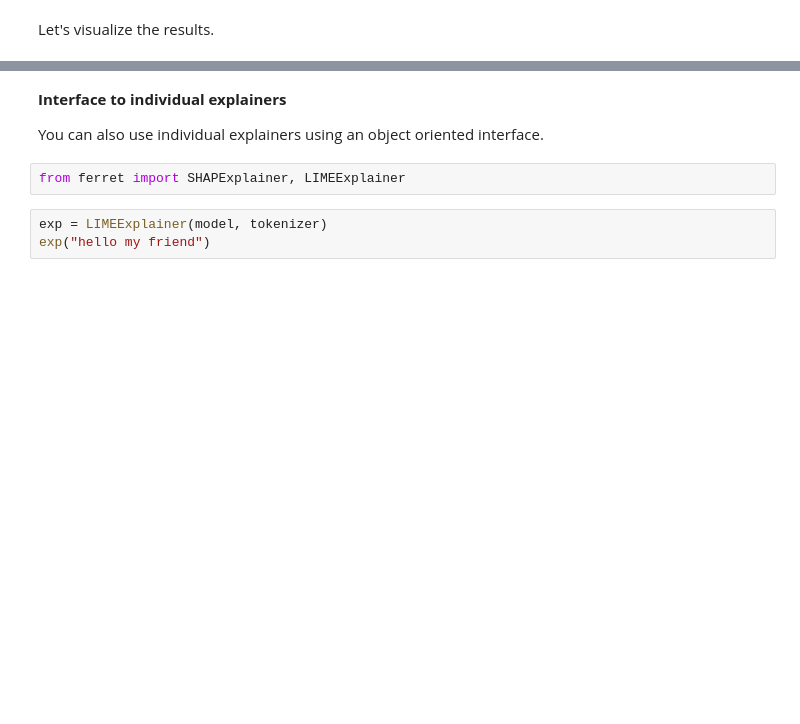
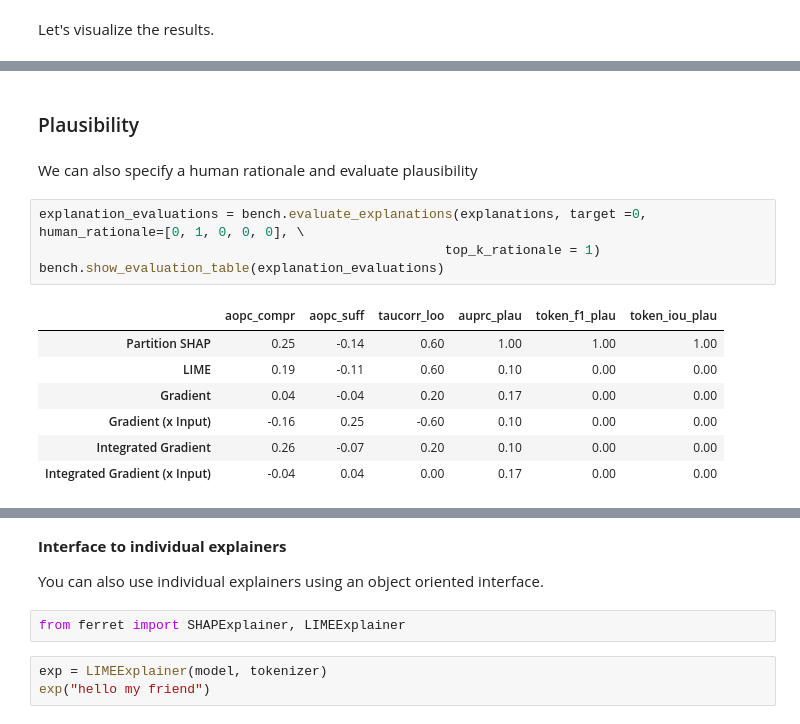
Before and after one commit to g8a9/ferret, a Jupyter notebook: examples/examples.ipynb, the cells around one changed output, grey strips where cells are left out. Cells and saved outputs as stored; diff of their text form; blank space fills up the shorter version.

```diff
--- a/examples/examples.ipynb
+++ b/examples/examples.ipynb
@@ -38,0 +76,16 @@ t
+# %% [markdown]
+### Plausibility
+# %% [markdown]
+We can also specify a human rationale and evaluate plausibility
+# %%
+explanation_evaluations = bench.evaluate_explanations(explanations, target =0, human_rationale=[0, 1, 0, 0, 0], \
+                                                    top_k_rationale = 1)
+bench.show_evaluation_table(explanation_evaluations)
+# %% [output]
+|  | aopc_compr | aopc_suff | taucorr_loo | auprc_plau | token_f1_plau | token_iou_plau |
+| Partition SHAP | 0.25 | -0.14 | 0.60 | 1.00 | 1.00 | 1.00 |
+| LIME | 0.19 | -0.11 | 0.60 | 0.10 | 0.00 | 0.00 |
+| Gradient | 0.04 | -0.04 | 0.20 | 0.17 | 0.00 | 0.00 |
+| Gradient (x Input) | -0.16 | 0.25 | -0.60 | 0.10 | 0.00 | 0.00 |
+| Integrated Gradient | 0.26 | -0.07 | 0.20 | 0.10 | 0.00 | 0.00 |
+| Integrated Gradient (x Input) | -0.04 | 0.04 | 0.00 | 0.17 | 0.00 | 0.00 |
```
Also changed, not shown: parts of 31 cells of this notebook.
